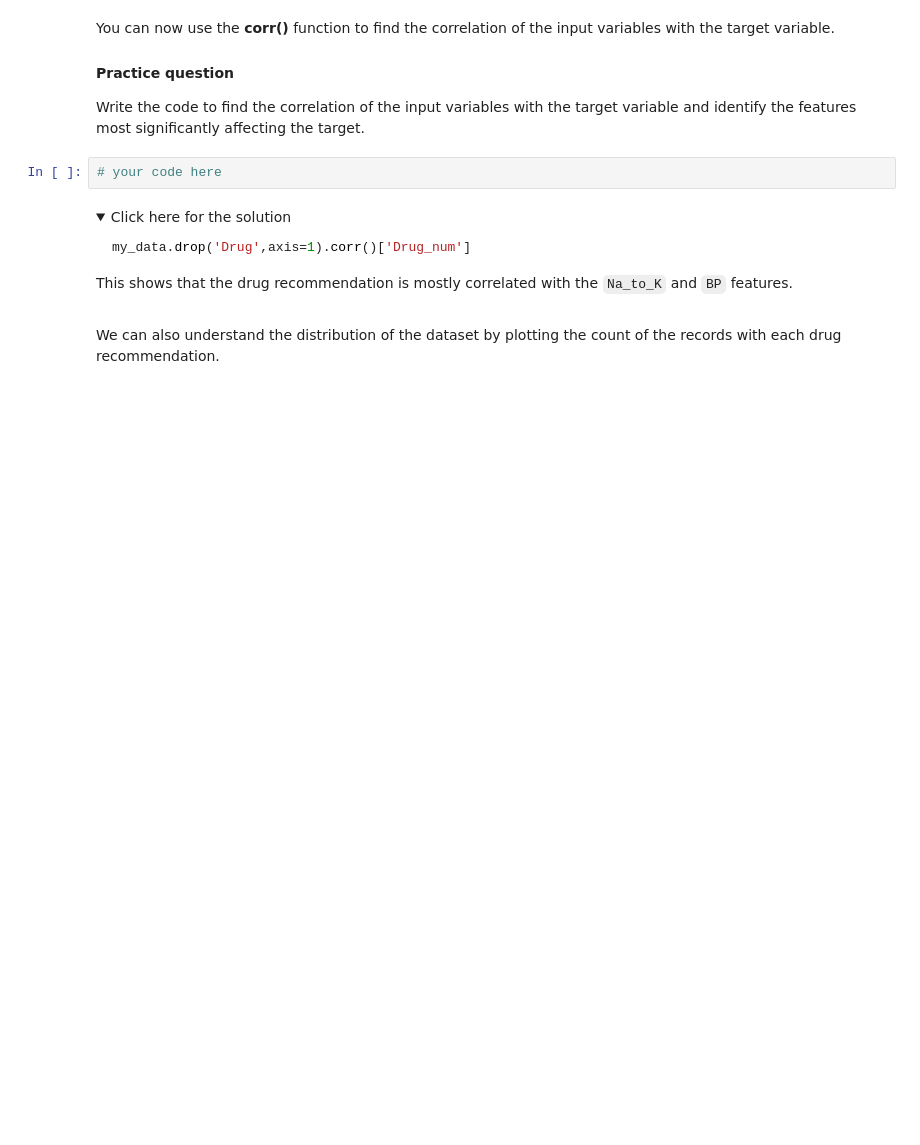
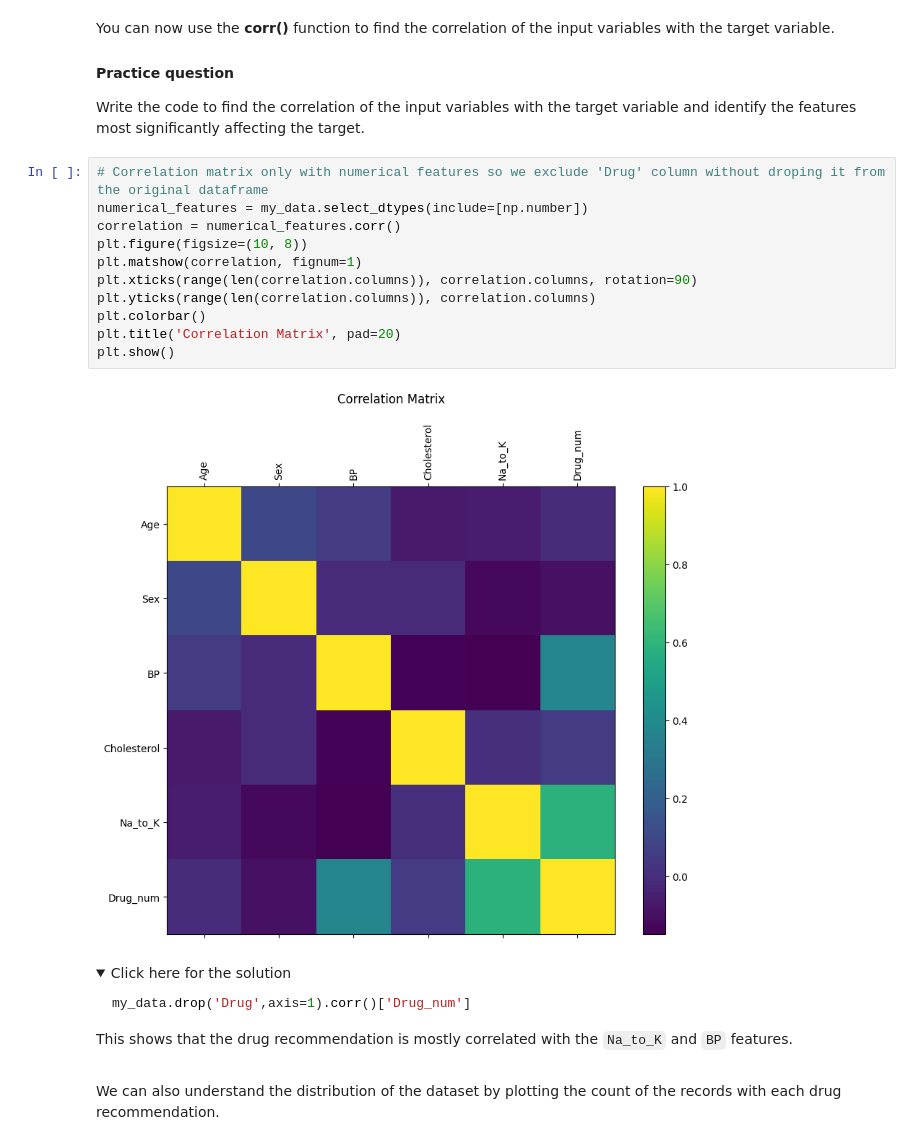
Before and after one commit to fps1001/Machine-Learning-with-Python-Coursera, a Jupyter notebook: Decision-tree-classifier-drug-pred-v1.ipynb, the cells around one changed output. Cells and saved outputs as stored; diff of their text form; folded sections open; blank space fills up the shorter version.

```diff
--- a/Decision-tree-classifier-drug-pred-v1.ipynb
+++ b/Decision-tree-classifier-drug-pred-v1.ipynb
@@ -99,7 +163,18 @@ You can now use the __corr()__ function to find the correlation of the input var
 #### Practice question
 Write the code to find the correlation of the input variables with the target variable and identify the features most significantly affecting the target.
 # %%
-# your code here
+# Correlation matrix only with numerical features so we exclude 'Drug' column without droping it from the original dataframe
+numerical_features = my_data.select_dtypes(include=[np.number])
+correlation = numerical_features.corr()
+plt.figure(figsize=(10, 8))
+plt.matshow(correlation, fignum=1)
+plt.xticks(range(len(correlation.columns)), correlation.columns, rotation=90)
+plt.yticks(range(len(correlation.columns)), correlation.columns)
+plt.colorbar()
+plt.title('Correlation Matrix', pad=20)
+plt.show()
+# %% [output]
+[figure, added]
 # %% [markdown]
 <details><summary>Click here for the solution</summary>
 
```
Also changed, not shown: parts of 10 cells of this notebook.
